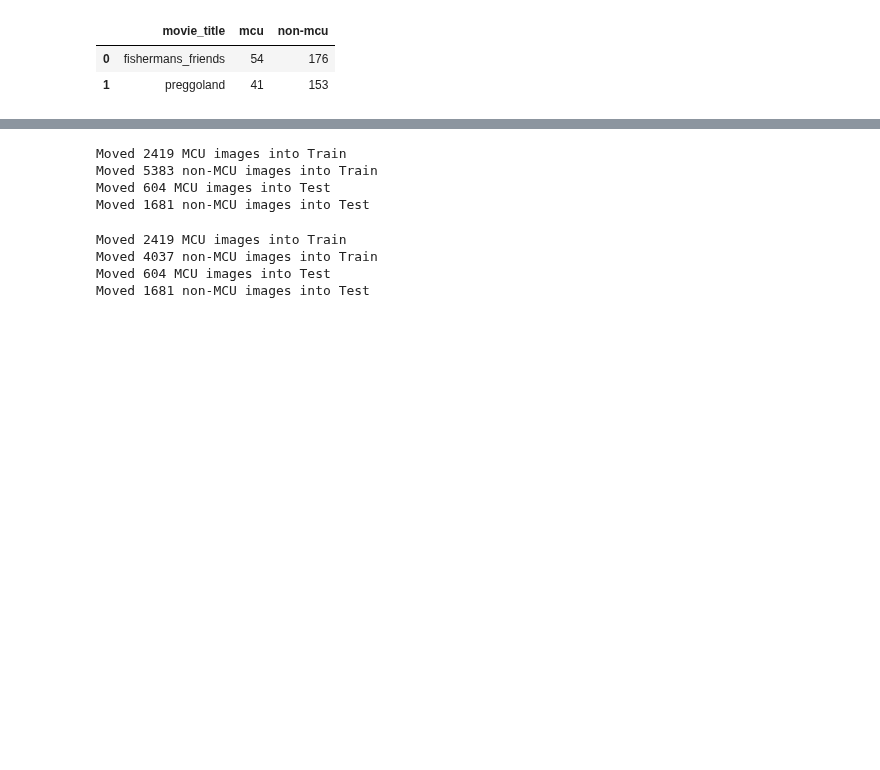
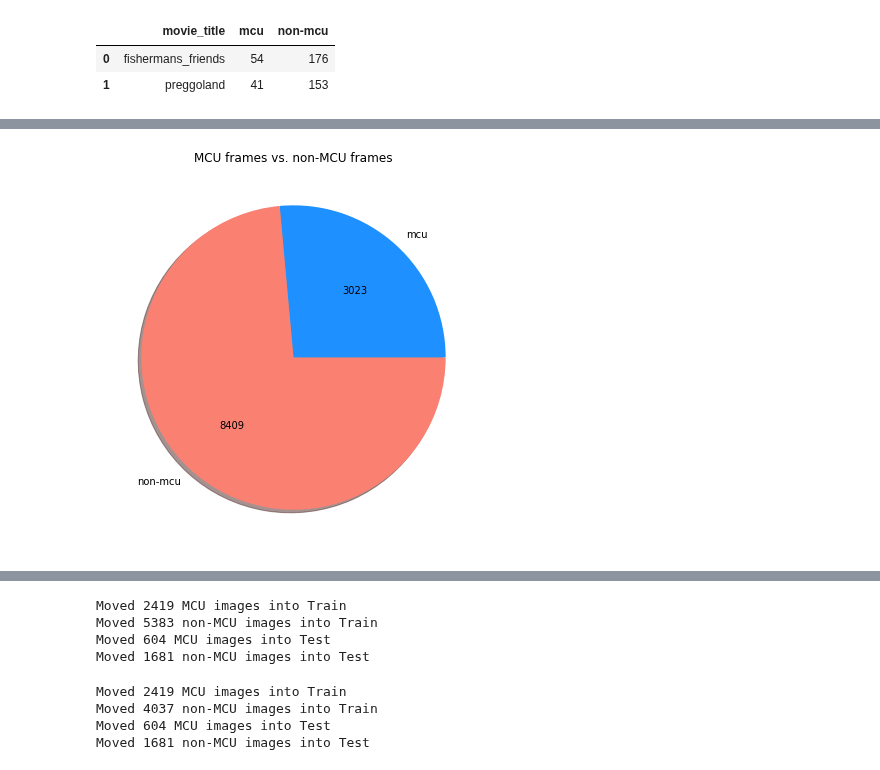
Before and after one commit to JohnTheTripper/moviegoer-prototype, a Jupyter notebook: mcu_data_management.ipynb, the cells around one changed output, grey strips where cells are left out. Saved outputs shown, nothing was run; the diff lists cells and outputs as text; code cells hidden in the pictures; blank space fills up the shorter version.

```diff
--- a/mcu_data_management.ipynb
+++ b/mcu_data_management.ipynb
@@ -143,0 +147,7 @@ frames_df.head(2)
+# %%
+ax = frames_df[['mcu','non-mcu']].sum().plot.pie(figsize=(15,7), colors = ['dodgerblue', 'salmon'], shadow=True, autopct=lambda p: '{:.0f}'.format(p * frames_df[['mcu','non-mcu']].sum().sum() / 100))
+ax.set_title('MCU frames vs. non-MCU frames')
+plt.axis('off')
+plt.show()
+# %% [output]
+[figure, added]
```
Also changed, not shown: parts of 27 cells of this notebook, 2 other files.
